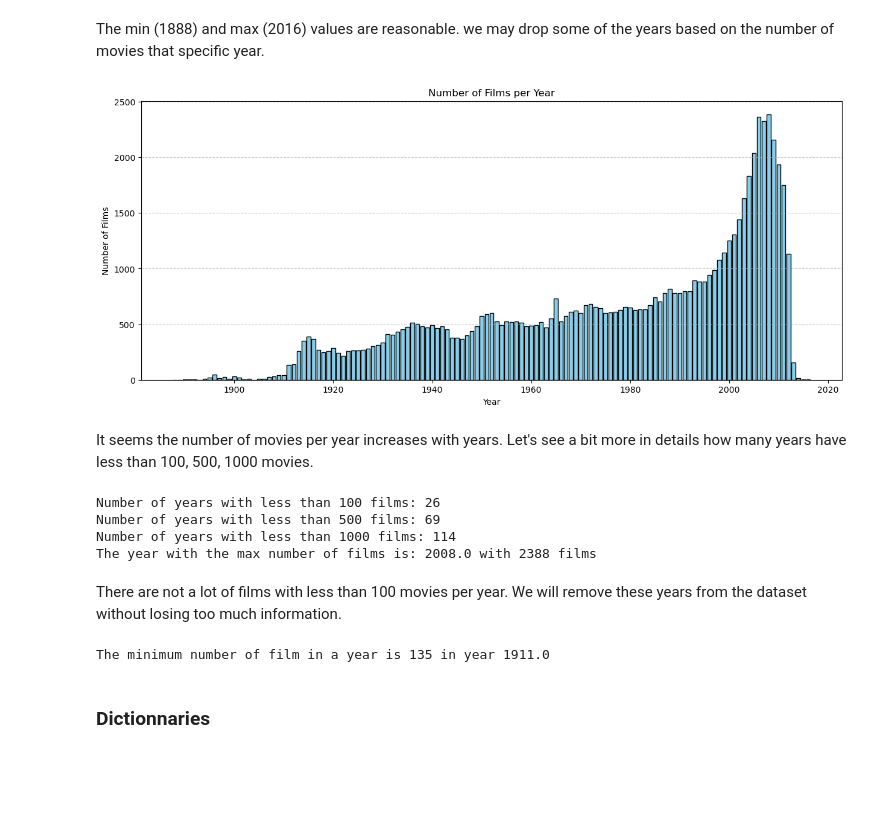
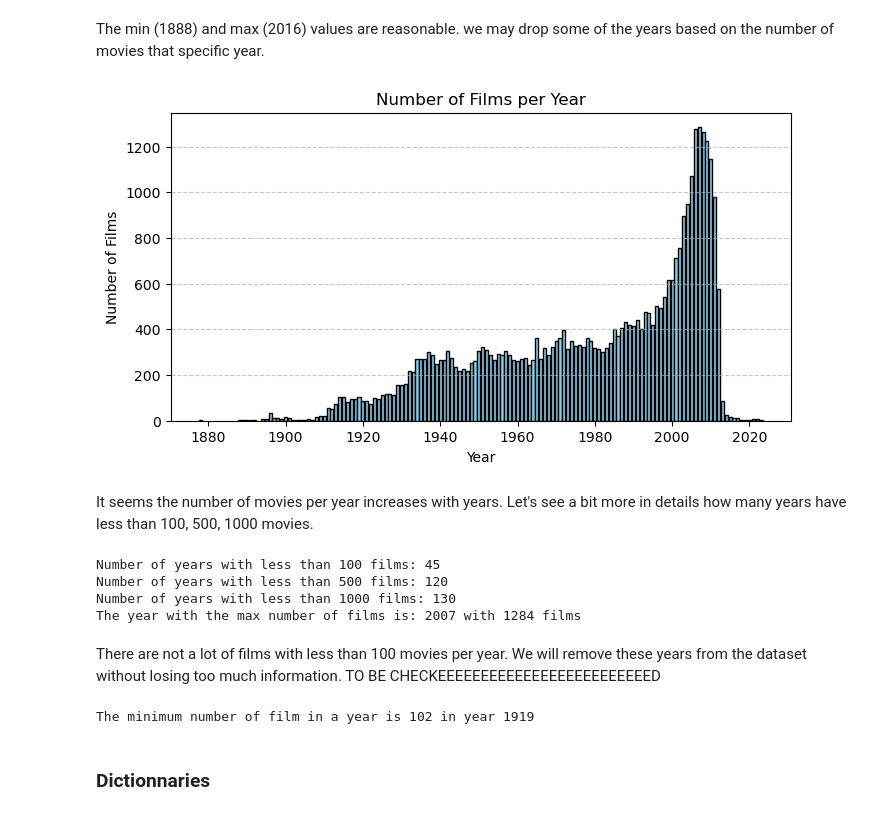
Before and after one commit to epfl-ada/ada-2023-project-lasempanadas, a Jupyter notebook: project_milestone_2.ipynb, the cells around one changed output. Saved outputs shown, nothing was run; the diff lists cells and outputs as text; code cells hidden in the pictures; blank space fills up the shorter version.

```diff
--- a/project_milestone_2.ipynb
+++ b/project_milestone_2.ipynb
@@ -40,4 +65,3 @@ cmu
 # %%
-cmu_imdb = cmu.merge(imdb,left_on='movie_name',right_on='primaryTitle')
-cmu_imdb_fine = cmu_imdb[~cmu_imdb.duplicated(subset=['wikiID'],keep=False)]
-wiki_rate = cmu_imdb_fine[['wikiID','averageRating']]
+cmu_imdb_movies = cmu_movies.merge(imdb_movies,left_on='movie_name',right_on='primaryTitle')
+cmu_imdb_movies = cmu_imdb_movies[~cmu_imdb_movies.duplicated(subset=['wikiID'],keep=False)]
@@ -90,3 +68,8 @@ cmu_final.sample(5)
+# %%
+# As IMDB has no missing values for the movie's year of release, for missing values in CMU we take the one from IMDB but keep information of months and days when available
+cmu_imdb_movies.loc[cmu_imdb_movies['release_date'].isna(), 'release_date']=cmu_imdb_movies.loc[cmu_imdb_movies['release_date'].isna(), 'startYear']
+# %%
+cmu_movies = cmu_movies.drop('release_date',axis=1).merge(cmu_imdb_movies[['wikiID','averageRating','numVotes','release_date']],on='wikiID',how='inner')
 # %% [markdown]
 ## Let's put data in a more convenient format
 # %% [markdown]
@@ -116,2 +77,4 @@ cmu_final.sample(5)
+# %%
+cmu_movies['release_date'] = cmu_movies['release_date'].apply(pd.to_datetime)
 # %% [markdown]
 We can see when only the year was present in the original dataset, the formated date added the first day of the year to make it a valid format. This is not an issue since we will only use the years for our analysis.
@@ -149,54 +104,51 @@ Name: release_year, dtype: float64
 The min (1888) and max (2016) values are reasonable. we may drop some of the years based on the number of movies that specific year.
 # %%
 # Plotting the bar plot
-grouped_year = cmu_final[['release_year', 'movie_name']].groupby('release_year').count().reset_index()
+grouped_year = cmu_movies.groupby(cmu_movies.release_date.dt.year).agg(number_films=('movie_name','count')).reset_index()
 
-# Assuming that the relevant columns are 'release_year' and 'movie_name'
-grouped_year.columns = ['release_year', 'number_films']
-
-plt.figure(figsize=(15, 6))
-plt.bar(grouped_year['release_year'], grouped_year['number_films'], color='skyblue', edgecolor='black')
+plt.figure(figsize=(8, 4))
+plt.bar(grouped_year['release_date'], grouped_year['number_films'], color='skyblue', edgecolor='black')
 plt.title('Number of Films per Year')
 plt.xlabel('Year')
 plt.ylabel('Number of Films')
 plt.grid(axis='y', linestyle='--', alpha=0.7)
 plt.show()
 # %% [output]
-[figure, old version]
+[figure, new version]
 # %% [markdown]
 It seems the number of movies per year increases with years. Let's see a bit more in details how many years have less than 100, 500, 1000 movies.
 # %%
 # Print the years with less than 100, 500, and 1000 films
-years_less_than_100 = grouped_year[grouped_year['number_films'] < 100]['release_year']
-years_less_than_500 = grouped_year[grouped_year['number_films'] < 500]['release_year']
-years_less_than_1000 = grouped_year[grouped_year['number_films'] < 1000]['release_year']
+years_less_than_100 = grouped_year[grouped_year['number_films'] < 100]['release_date']
+years_less_than_500 = grouped_year[grouped_year['number_films'] < 500]['release_date']
+years_less_than_1000 = grouped_year[grouped_year['number_films'] < 1000]['release_date']
 
 print(f'Number of years with less than 100 films: {len(years_less_than_100)}')
 print(f'Number of years with less than 500 films: {len(years_less_than_500)}')
 print(f'Number of years with less than 1000 films: {len(years_less_than_1000)}')
 
 # Print the number of films for year 2010
-max_films_year = grouped_year.loc[grouped_year['number_films'].idxmax(), 'release_year']
+max_films_year = grouped_year.loc[grouped_year['number_films'].idxmax(), 'release_date']
 max_films_count = grouped_year['number_films'].max()
-print(f'The year with the max number of films is: {max_films_year} with {max_films_count} films')
+print(f'The year with the max number of films is: {max_films_year:.0f} with {max_films_count} films')
 # %% [output]
-Number of years with less than 100 films: 26
-Number of years with less than 500 films: 69
-Number of years with less than 1000 films: 114
-The year with the max number of films is: 2008.0 with 2388 films
+Number of years with less than 100 films: 45
+Number of years with less than 500 films: 120
+Number of years with less than 1000 films: 130
+The year with the max number of films is: 2007 with 1284 films
 # %% [markdown]
-There are not a lot of films with less than 100 movies per year. We will remove these years from the dataset without losing too much information.
+There are not a lot of films with less than 100 movies per year. We will remove these years from the dataset without losing too much information.  TO BE CHECKEEEEEEEEEEEEEEEEEEEEEEEEED
 # %%
 #In the original CMU dataset remove the rows with release year with less than 100 films
 
-years_to_remove = years_less_than_100 = grouped_year[grouped_year['number_films'] < 100]['release_year'].tolist()
-cmu_final = cmu_final[~cmu_final['release_year'].isin(years_to_remove)]
+years_to_remove = grouped_year[grouped_year['number_films'] < 100]['release_date'].tolist()
+cmu_movies = cmu_movies[~cmu_movies.release_date.dt.year.isin(years_to_remove)]
 
 
 #test if the rows have been removed
-print(f'The minimum number of film in a year is {cmu_final["release_year"].value_counts().min()} in year {cmu_final["release_year"].value_counts().idxmin()}')
+print(f'The minimum number of film in a year is {cmu_movies.release_date.dt.year.value_counts().min()} in year {cmu_movies.release_date.dt.year.value_counts().idxmin()}')
 # %% [output]
-The minimum number of film in a year is 135 in year 1911.0
+The minimum number of film in a year is 102 in year 1919
 # %% [markdown]
 ### Dictionnaries
 # %% [markdown]
```
Also changed, not shown: parts of 45 cells of this notebook.
